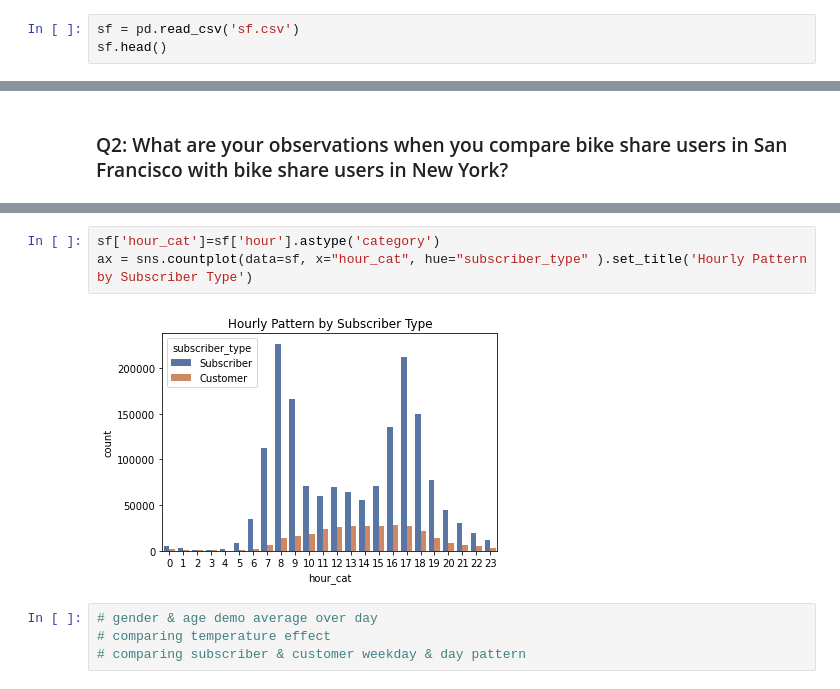
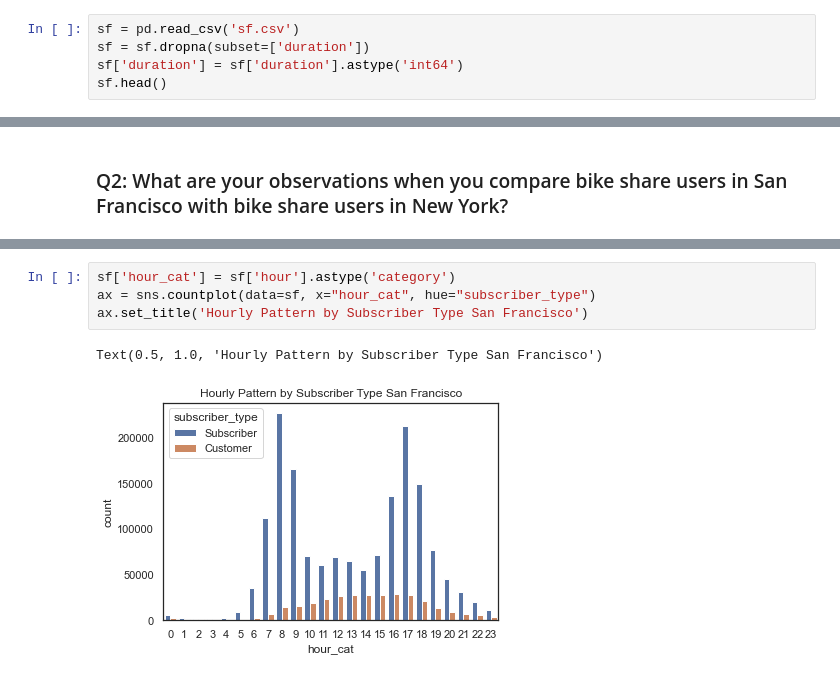
Before and after one commit to amanda8412383/bike_share, a Jupyter notebook: task 2.ipynb, the cells around one changed output, grey strips where cells are left out. Drawn from its saved outputs; the diff is of its cells as text.

```diff
--- a/task 2.ipynb
+++ b/task 2.ipynb
@@ -40,5 +11,7 @@ FROM
 # %%
 sf = pd.read_csv('sf.csv')
+sf = sf.dropna(subset=['duration'])
+sf['duration'] = sf['duration'].astype('int64')
 sf.head()
 # %% [output]
 |  | trip_id | start_date | start_station_name | end_station_name | duration | year | day | hour | ... |
@@ -78,9 +123,7 @@ ax = sns.countplot(data=sf, x="weekday_cat", hue="subscriber_type" ).set_title('
 # %%
-sf['hour_cat']=sf['hour'].astype('category')
-ax = sns.countplot(data=sf, x="hour_cat", hue="subscriber_type" ).set_title('Hourly Pattern by Subscriber Type')
+sf['hour_cat'] = sf['hour'].astype('category')
+ax = sns.countplot(data=sf, x="hour_cat", hue="subscriber_type")
+ax.set_title('Hourly Pattern by Subscriber Type San Francisco')
 # %% [output]
+Text(0.5, 1.0, 'Hourly Pattern by Subscriber Type San Francisco')
-[figure, old version]
+[figure, new version]
-# %%
-# gender & age demo average over day
-# comparing temperature effect
-# comparing subscriber & customer weekday & day pattern
```
Also changed, not shown: parts of 19 cells of this notebook, 1 other file.
